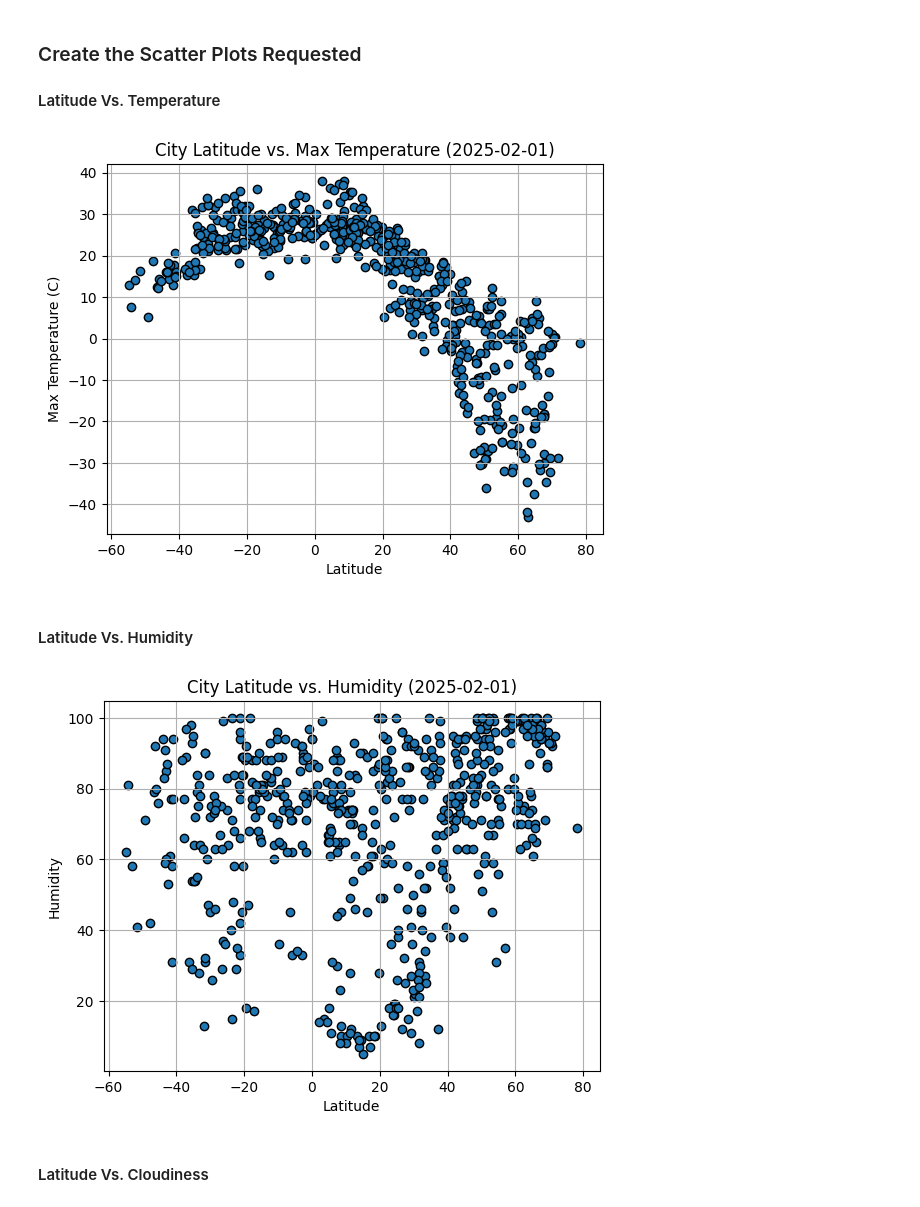
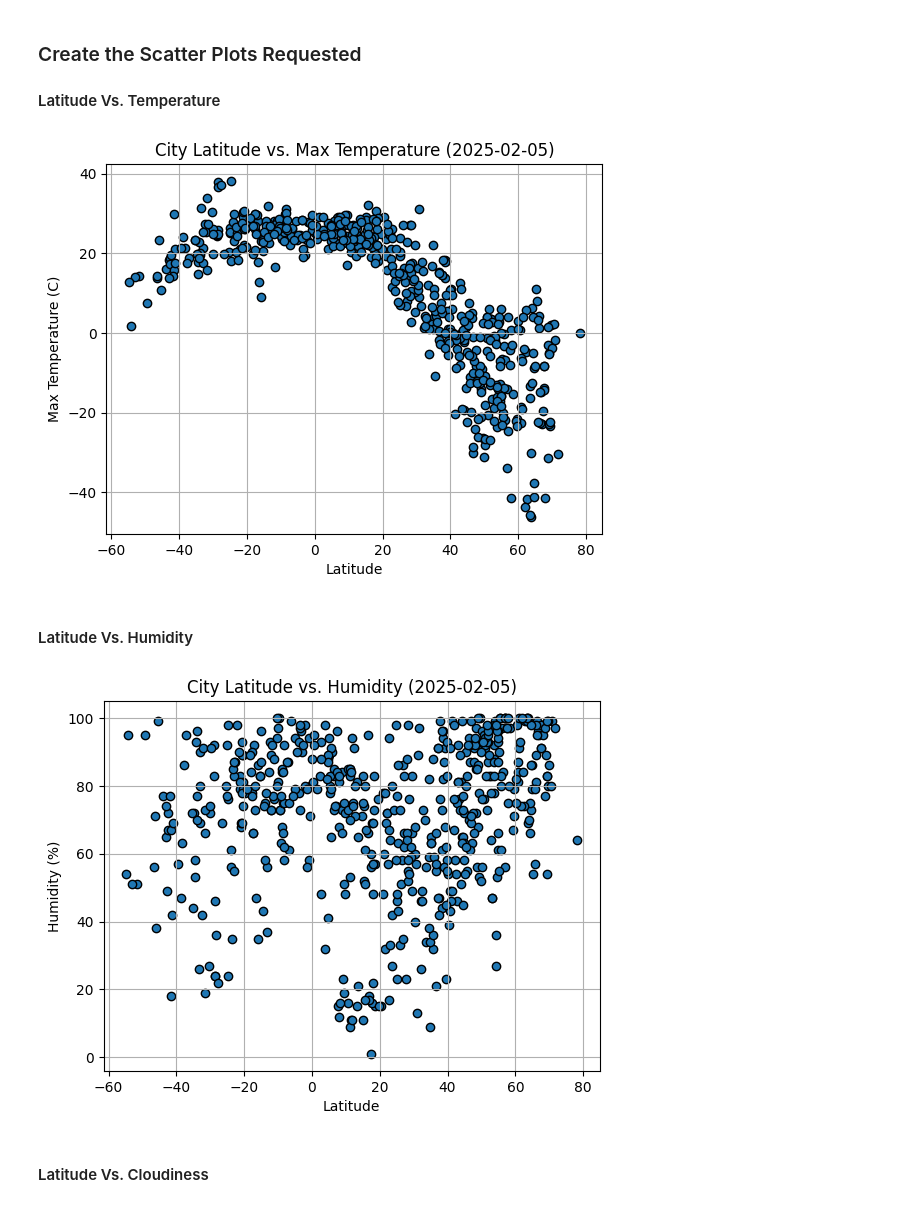
Before and after one commit to dbkisch/python-api-challenge, a Jupyter notebook: WeatherPy/WeatherPy.ipynb, the cells around one changed output. Drawn from its saved outputs; the diff is of its cells as text; code cells hidden in the pictures.

```diff
--- a/WeatherPy/WeatherPy.ipynb
+++ b/WeatherPy/WeatherPy.ipynb
@@ -223,7 +198,7 @@ plt.scatter(x_values,y_values,marker="o", edgecolors="black")
 # Incorporate the other graph properties
 plt.xlabel('Latitude')
 plt.ylabel('Max Temperature (C)')
-plt.title('City Latitude vs. Max Temperature (2025-02-01)')
+plt.title('City Latitude vs. Max Temperature (2025-02-05)')
 plt.grid(True)
 
 # Save the figure
@@ -232,28 +207,28 @@ plt.savefig("output_data/Fig1.png")
 # Show plot
 plt.show()
 # %% [output]
-[figure, old version]
+[figure, new version]
 # %% [markdown]
 #### Latitude Vs. Humidity
 # %%
 # Build the scatter plots for latitude vs. humidity
 x_values = city_data_df["Lat"]
 y_values = city_data_df["Humidity"]
 plt.scatter(x_values,y_values,marker="o", edgecolors="black")
 
 # Incorporate the other graph properties
 plt.xlabel('Latitude')
-plt.ylabel('Humidity')
-plt.title('City Latitude vs. Humidity (2025-02-01)')
+plt.ylabel('Humidity (%)')
+plt.title('City Latitude vs. Humidity (2025-02-05)')
 plt.grid(True)
 
 # Save the figure
 plt.savefig("output_data/Fig2.png")
 
 # Show plot
 plt.show()
 # %% [output]
-[figure, old version]
+[figure, new version]
 # %% [markdown]
 #### Latitude Vs. Cloudiness
 # %%
```
Also changed, not shown: parts of 29 cells of this notebook, 17 other files.
